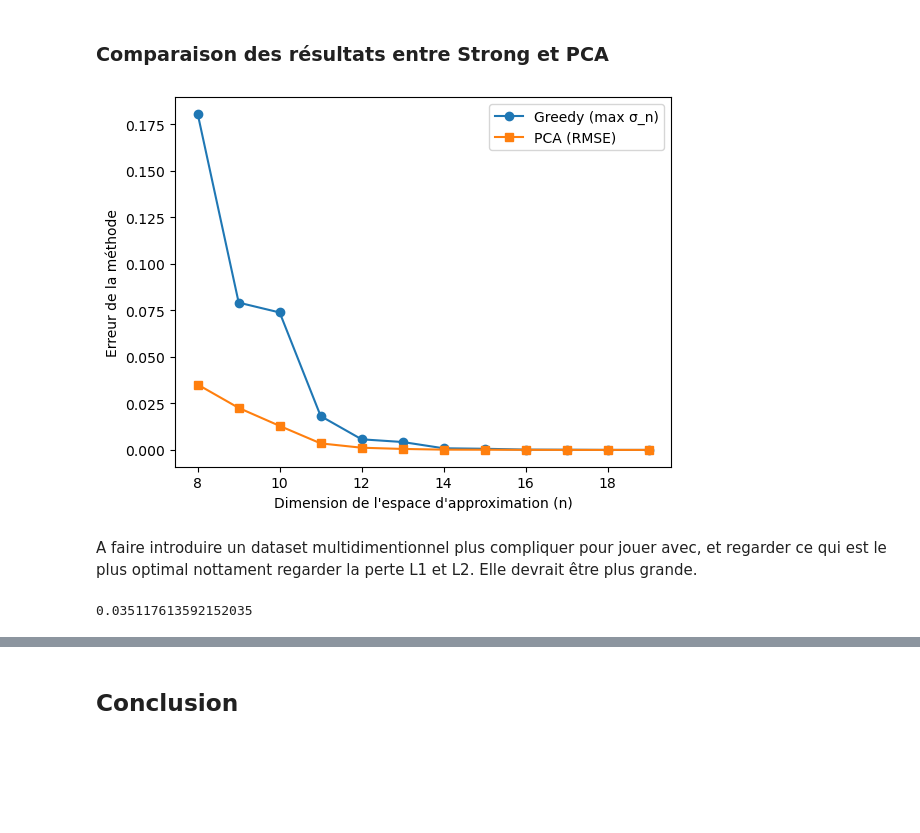
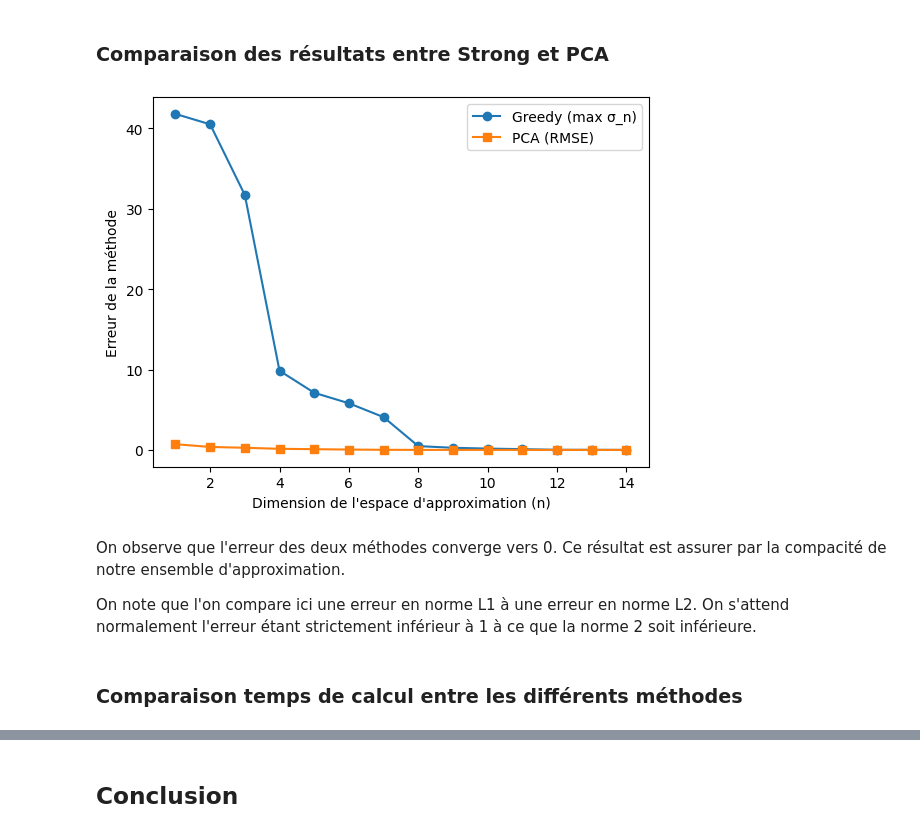
Before and after one commit to Viciciciccd/Greedy_n-withd, a Jupyter notebook: Greedy.ipynb, the cells around one changed output, grey strips where cells are left out. Cells and saved outputs as stored; diff of their text form; code cells hidden in the pictures; blank space fills up the shorter version.

```diff
--- a/Greedy.ipynb
+++ b/Greedy.ipynb
@@ -127,24 +122,24 @@ def weakweakgreedy(F, gamma, n):
 On utilise la racine de la norme 2 pour évaluer l'erreur puisque l'on la compare à la distance des n-withd.
 # %%
 def pca(F, n):
-    F_moyenne= np.mean(F,axis=0)
-    F_centré = F - F_moyenne       #Nécessaire pour réaliser une analyse en composantes principale
-    cov_matrix = np.cov(F_centré, rowvar=False) #Calcul de la matrice de covariance
+    F_moyenne = np.mean(F, axis=0)
+    F_centre = F - F_moyenne       #Nécessaire pour réaliser une analyse en composantes principale
+    cov_matrix = np.cov(F_centre, rowvar=False)  #Calcul de la matrice de covariance
     valeurs_p, vecteurs_p = np.linalg.eigh(cov_matrix)
 
-    indice_décroissant = np.argsort(valeurs_p)[::-1]        #On trie selon les valeurs propres décroissantes
-    valeurs_p = valeurs_p[indice_décroissant]
-    vecteurs_p = vecteurs_p[:, indice_décroissant]
+    indice_decroissant = np.argsort(valeurs_p)[::-1]        #On trie selon les valeurs propres décroissantes
+    valeurs_p = valeurs_p[indice_decroissant]
+    vecteurs_p = vecteurs_p[:, indice_decroissant]
 
-    composantes = vecteurs_p[:,s:n]
+    composantes = vecteurs_p[:, :n]
 
-    F_projected = F_centré @ composantes
+    F_projected = F_centre @ composantes
 
-    F_reconstructed = np.dot(F_projected, composantes) + F_moyenne
+    F_reconstructed = F_projected @ composantes.T + F_moyenne
 
-    rmse=np.sqrt(np.mean([np.linalg.norm(f - fr)**2 for f, fr in zip(F, F_reconstructed)]))
+    rmse = np.sqrt(np.mean((F - F_reconstructed) ** 2))
 
-    return composantes, F_projected , rmse
+    return composantes, F_projected, rmse
 # %%
 def pca_reduction(F, n):
     pca = PCA(n_components=n)
@@ -154,0 +162,5 @@ def pca_reduction(F, n):
+# %%
+# Test fonction exponentielle et trigonométrique: uniforme 10^3 données
+t = np.linspace(0, 1, 100)
+K = np.linspace(0, 10, 1000)
+F3 = [np.exp(np.sin(k * t))*np.sin(k*t) for k in K]
@@ -219,16 +309,16 @@ plt.show()
 # %% [markdown]
 ### Comparaison des résultats entre Strong et PCA
 # %%
-n_values = range(8, 20)
+n_values = range(1, 15)
 
-greedy_errors_strong = [stronggreedy(F1, n)[1][-1] for n in n_values]
-pca_errors = [pca_reduction(F1, n)[1] for n in n_values]
+greedy_errors_strong = [stronggreedy(F3, n)[1][-1] for n in n_values]
+pca_errors = [pca(F3, n)[2] for n in n_values]
 
 plt.plot(n_values, greedy_errors_strong, 'o-', label='Greedy (max σ_n)')
 plt.plot(n_values, pca_errors, 's-', label='PCA (RMSE)')
 plt.xlabel('Dimension de l\'espace d\'approximation (n)')
 plt.ylabel('Erreur de la méthode')
 plt.legend()
 plt.show()
 # %% [output]
-[figure, old version]
+[figure, new version]
@@ -237,6 +325,6 @@ plt.show()
-# %% [markdown]
-A faire introduire un dataset multidimentionnel plus compliquer pour jouer avec, et regarder ce qui est le plus optimal nottament regarder la perte L1 et L2. Elle devrait être plus grande.
-# %%
-pca_reduction(F1, 8)[1]
-# %% [output]
-0.035117613592152035
+# %% [markdown]
+On observe que l'erreur des deux méthodes converge vers 0. Ce résultat est assurer par la compacité de notre ensemble d'approximation.
+
+On note que l'on compare ici une erreur en norme L1 à une erreur en norme L2. On s'attend normalement l'erreur étant strictement inférieur à 1 à ce que la norme 2 soit inférieure.
+# %% [markdown]
+### Comparaison temps de calcul entre les différents méthodes
```
Also changed, not shown: parts of 31 cells of this notebook.
